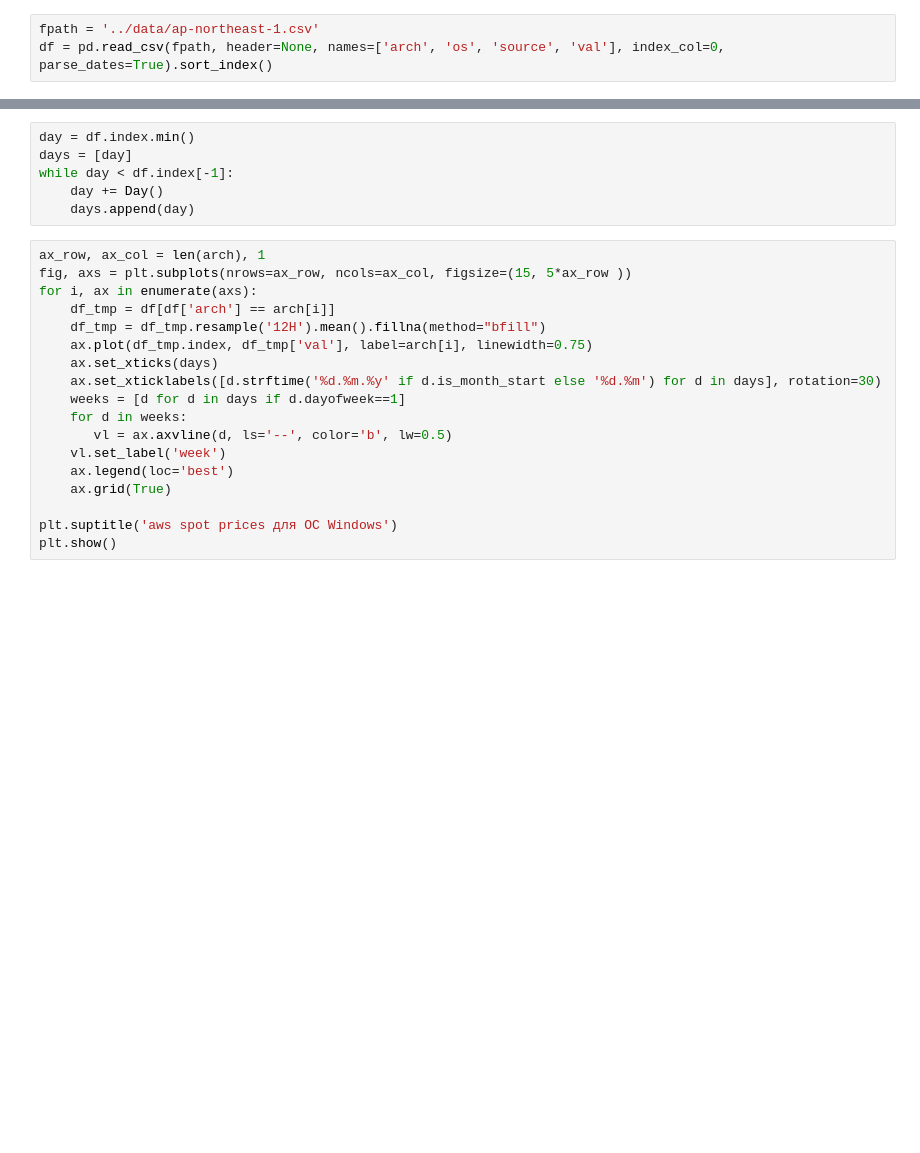
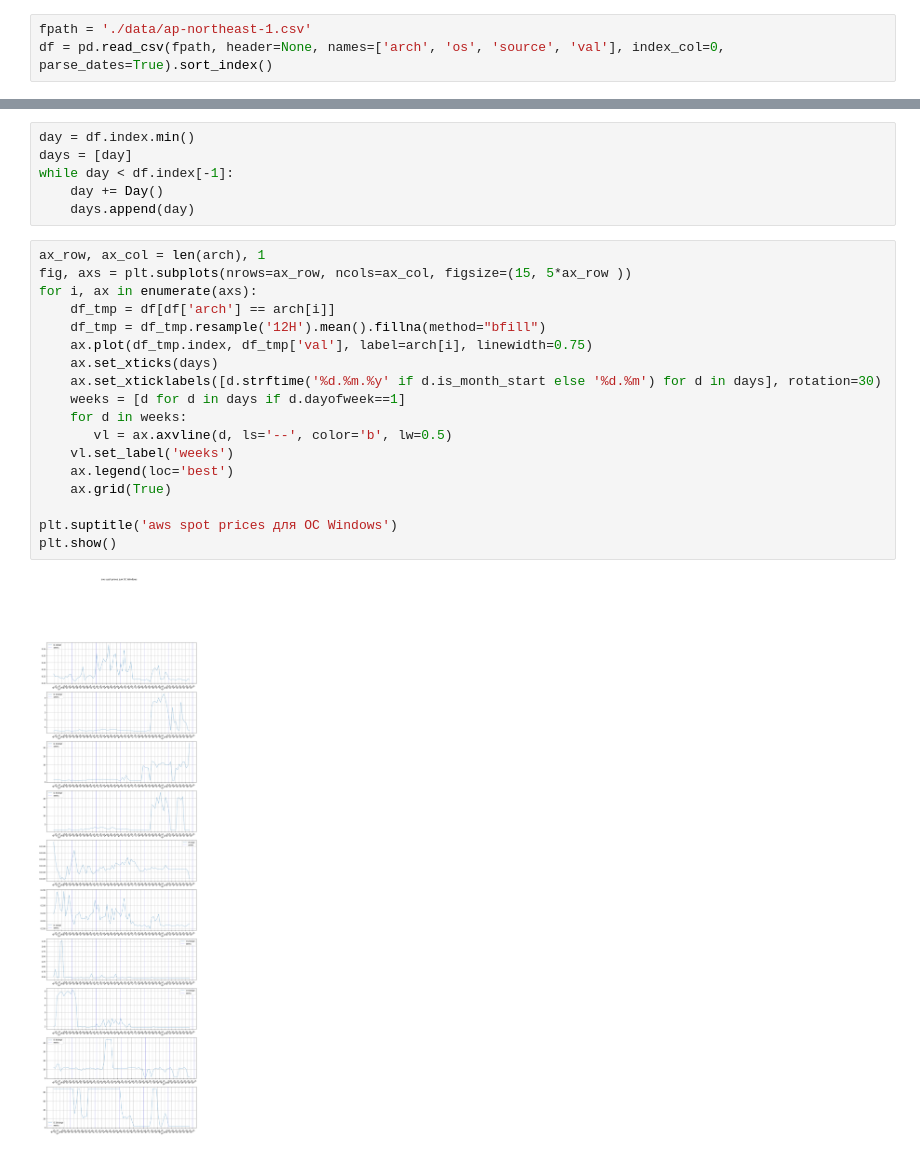
Before and after one commit to Pro100v/SkillBox-DataScience, a Jupyter notebook: Matplotlib/14_hw_matplotlib.ipynb, the cells around one changed output, grey strips where cells are left out. Drawn from its saved outputs; the diff is of its cells as text; blank space fills up the shorter version.

```diff
--- a/Matplotlib/14_hw_matplotlib.ipynb
+++ b/Matplotlib/14_hw_matplotlib.ipynb
@@ -4,5 +4,5 @@ import numpy as np
 from matplotlib import pyplot as plt
 from pandas.tseries.offsets import Day
 # %%
-fpath = '../data/ap-northeast-1.csv'
+fpath = './data/ap-northeast-1.csv'
 df = pd.read_csv(fpath, header=None, names=['arch', 'os', 'source', 'val'], index_col=0, parse_dates=True).sort_index()
@@ -35,18 +48,20 @@ while day < df.index[-1]:
 # %%
 ax_row, ax_col = len(arch), 1
 fig, axs = plt.subplots(nrows=ax_row, ncols=ax_col, figsize=(15, 5*ax_row ))
 for i, ax in enumerate(axs):
     df_tmp = df[df['arch'] == arch[i]]
     df_tmp = df_tmp.resample('12H').mean().fillna(method="bfill")
     ax.plot(df_tmp.index, df_tmp['val'], label=arch[i], linewidth=0.75)
     ax.set_xticks(days)
     ax.set_xticklabels([d.strftime('%d.%m.%y' if d.is_month_start else '%d.%m') for d in days], rotation=30)
     weeks = [d for d in days if d.dayofweek==1]
     for d in weeks:
        vl = ax.axvline(d, ls='--', color='b', lw=0.5)
-    vl.set_label('week')
+    vl.set_label('weeks')
     ax.legend(loc='best')
     ax.grid(True)
 
 plt.suptitle('aws spot prices для ОС Windows')
 plt.show()
+# %% [output]
+[figure, added]
```
Also changed, not shown: parts of 3 cells of this notebook, 1 other file.
